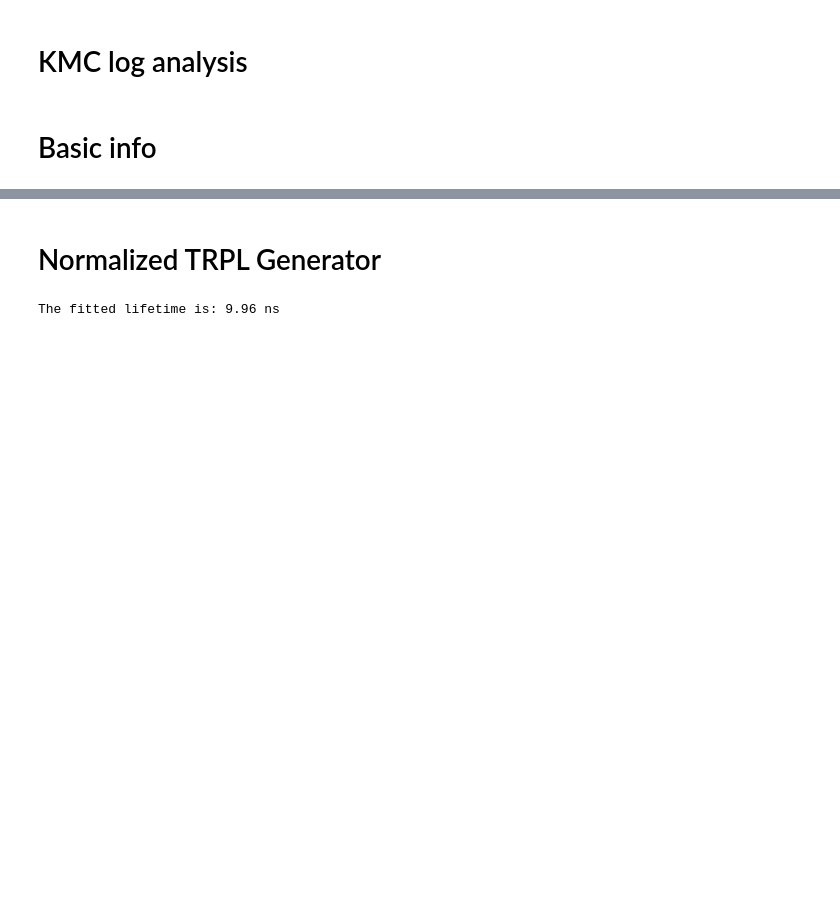
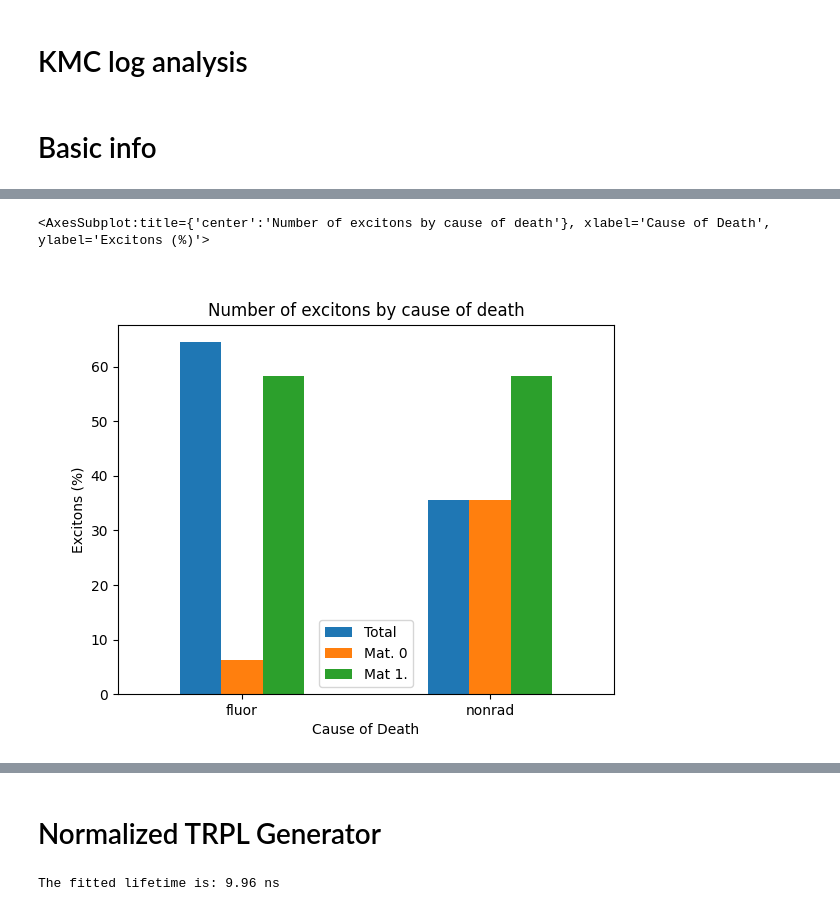
Before and after one commit to LeonardoESousa/gaussian_toolbox, a Jupyter notebook: Triplets/Round_1/Fernando_KMC_Anal.ipynb, the cells around one changed output, grey strips where cells are left out. Saved outputs shown, nothing was run; the diff lists cells and outputs as text; code cells hidden in the pictures; blank space fills up the shorter version.

```diff
--- a/Triplets/Round_1/Fernando_KMC_Anal.ipynb
+++ b/Triplets/Round_1/Fernando_KMC_Anal.ipynb
@@ -34,6 +34,7 @@ conc = log.split("_")[2]
 print(conc)
 data = data[data.Time != 'END']
 
+
 #Death_counter
 dead = data[data.Status == "dead"]
 dead_mat0 = dead[dead.Location == 0.0]
@@ -41,37 +42,52 @@ dead_mat1 = dead[dead.Location == 1.0]
 deaths = pd.unique(dead["CausaMortis"])#.plot(kind="bar")
 deaths_mat0 = pd.unique(dead_mat0["CausaMortis"])
 deaths_mat1 = pd.unique(dead_mat1["CausaMortis"])
-print("Total deaths:")
+n_exciton = len(dead)
+#print("Total deaths:")
+COD_total = []
+COD_prct_total = []
 for i in range(0,len(deaths)):
     cause_of_death = dead[dead.CausaMortis == deaths[i]]
-    print("         ", deaths[i], len(cause_of_death))
-print("     Material 0:")
+    COD_total.append(len(cause_of_death))
+    COD_prct_total.append(len(cause_of_death)/(n_exciton/100))
+    #print("         ", deaths[i], len(cause_of_death))
+
+total_dead = {"cod" : deaths[:], "n": COD_prct_total[:] }
+
+#df = pd.DataFrame(total_dead, columns = ["cod", "n"])
+#df = df.sort_values(by = "cod")
+#df.plot.bar(x="cod", y = "n", rot=0, title ="Number of excitons by cause of death", xlabel = "Cause of Death", ylabel = "Excitons (%)", legend= False)
+
+
+
+COD_mat0 = []
+COD_prct_mat0 = []
 for i in range(0,len(deaths_mat0)):
     cause_of_death = dead_mat0[dead_mat0.CausaMortis == deaths_mat0[i]]
-    print("         ", deaths_mat0[i], len(cause_of_death))
-print("     Material 1:")
+    COD_mat0.append(len(cause_of_death))
+    COD_prct_mat0.append(len(cause_of_death)/(n_exciton/100))
+    #print("         ", deaths_mat0[i], len(cause_of_death))
+
+
+
+
+COD_mat1 = []
+COD_prct_mat1 = []
 for i in range(0,len(deaths_mat1)):
     cause_of_death = dead_mat1[dead_mat1.CausaMortis == deaths_mat1[i]]
-    print("         ", deaths_mat1[i], len(cause_of_death))
+    COD_mat1.append(len(cause_of_death))
+    COD_prct_mat1.append(len(cause_of_death)/(n_exciton/100))
+    #print("         ", deaths_mat1[i], len(cause_of_death))
 
-#Converted counter:
-converted = data[data.Status == "converted"]
-converted_mat0 = converted[converted.Location == 0.0]
-converted_mat1 = converted[converted.Location == 1.0]
-converts = pd.unique(converted["CausaMortis"])
-converts_mat0 = pd.unique(converted_mat0["CausaMortis"])
-converts_mat1 = pd.unique(converted_mat1["CausaMortis"])
-print("Total conversion:")
-for i in range(0,len(converts)):
-    cause_of_death = converted[converted.CausaMortis == converts[i]]
-    print("         ", "Process:",converts[i], len(cause_of_death))
-print("     Material 0:")
-for i in range(0,len(converts_mat0)):
-    cause_of_death = converted_mat0[converted_mat0.CausaMortis == converts_mat0[i]]
-    print("         ", "Process:",converts_mat0[i], len(cause_of_death))
-print("     Material 1:")
-for i in range(0,len(converts_mat1)):
-    cause_of_death = converted_mat1[converted_mat1.CausaMortis == converts_mat1[i]]
-    print("          ","Process:",converts_mat1[i], len(cause_of_death))
+
+print(COD_prct_total)
+print(COD_prct_mat0)
+print(COD_prct_mat1)
+
+info = {"cod": deaths[:], "Total": COD_prct_total[:], "Mat. 0": COD_prct_mat0, "Mat 1.": COD_prct_mat1[:]}
+index = [deaths[0],deaths[1]]
+df2 = pd.DataFrame(info,index = index)#info, columns = ["cod", "ntotal", "nmat0"])
+df2 = df2.sort_values(by = "cod")
+df2.plot.bar(rot=0, title ="Number of excitons by cause of death", xlabel = "Cause of Death", ylabel = "Excitons (%)", legend= True)
 # %% [output]
 0.422
@@ -94,0 +97,2 @@ Total conversion:
+<AxesSubplot:title={'center':'Number of excitons by cause of death'}, xlabel='Cause of Death', ylabel='Excitons (%)'>
+[figure, added]
```
Also changed, not shown: parts of 3 cells of this notebook, 19 other files.
